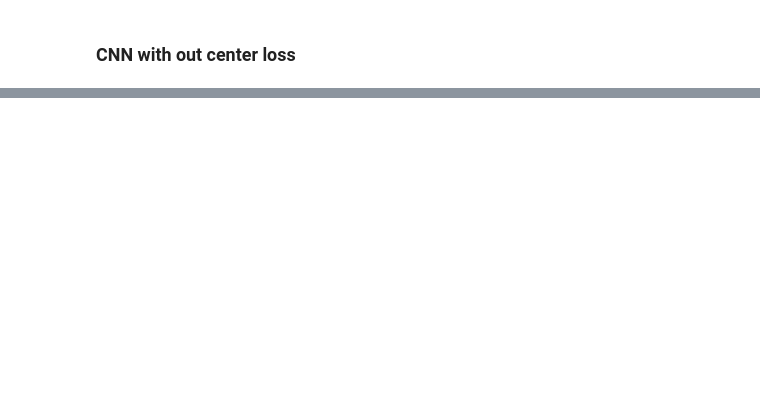
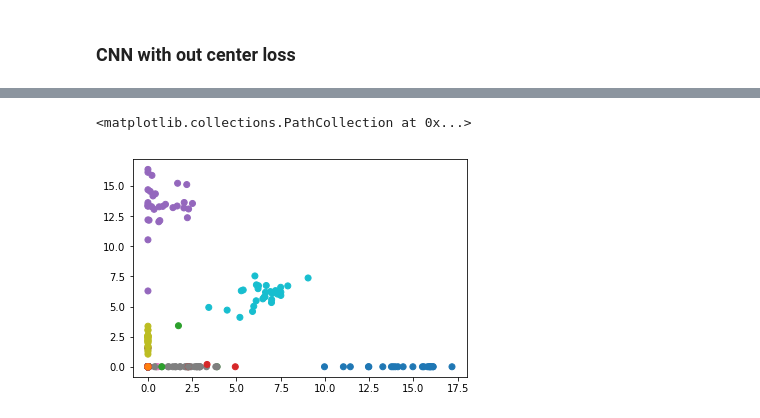
Before and after one commit to raynardj/python4ml, a Jupyter notebook: centerloss_in_pytorch.ipynb, the cells around one changed output, grey strips where cells are left out. Saved outputs shown, nothing was run; the diff lists cells and outputs as text; code cells hidden in the pictures; blank space fills up the shorter version.

```diff
--- a/centerloss_in_pytorch.ipynb
+++ b/centerloss_in_pytorch.ipynb
@@ -579,0 +775,18 @@ plt.plot(range(len(acc_stat1)),acc_stat1,range(len(acc_stat2)),acc_stat2)
+# %%
+plot_loader = DataLoader(train_raw,batch_size=256,shuffle=True,num_workers=2)
+tg = iter(plot_loader)
+# %%
+x_sct,y_sct=tg.next()
+# %%
+pred,ft=dnn(Variable(x_sct))
+# %%
+# colors = ["#00f0","#f000","#0f00","#ff00","#0ff0","#f0f0","#0000","#77f0","#f770","#7f70"]
+colors = list(['tab:blue', 'tab:orange', 'tab:green', 'tab:red', 'tab:purple', 'tab:brown', 'tab:pink', 'tab:gray', 'tab:olive', 'tab:cyan'])
+y_sct_c = np.vectorize(lambda x:colors[x])(y_sct.numpy())
+# %%
+feature = ft.data.numpy()
+sx,sy = feature[:,0],feature[:,1]
+plt.scatter(sx,sy,c=y_sct_c)
+# %% [output]
+<matplotlib.collections.PathCollection at 0x...>
+[figure, added]
```
Also changed, not shown: parts of 11 cells of this notebook.
